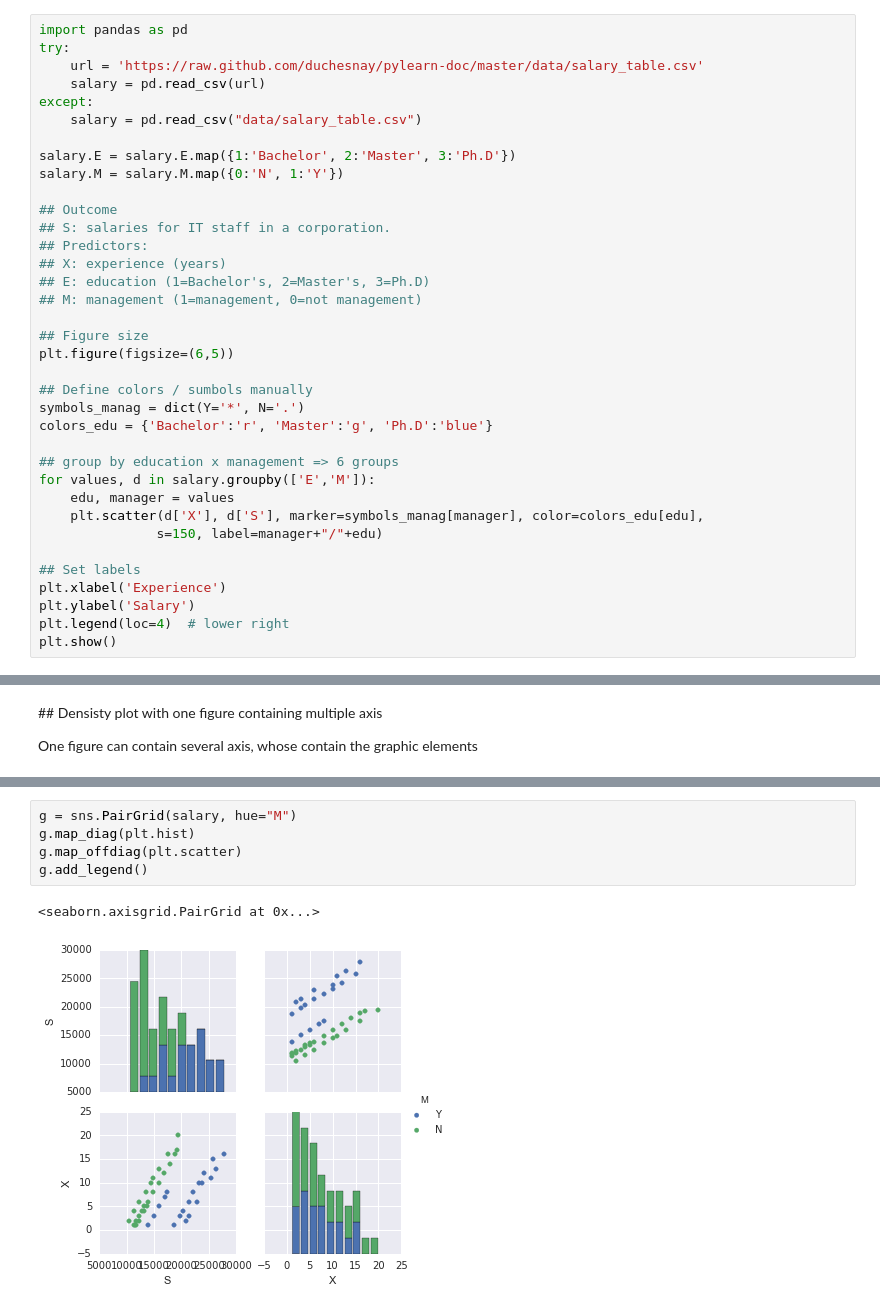
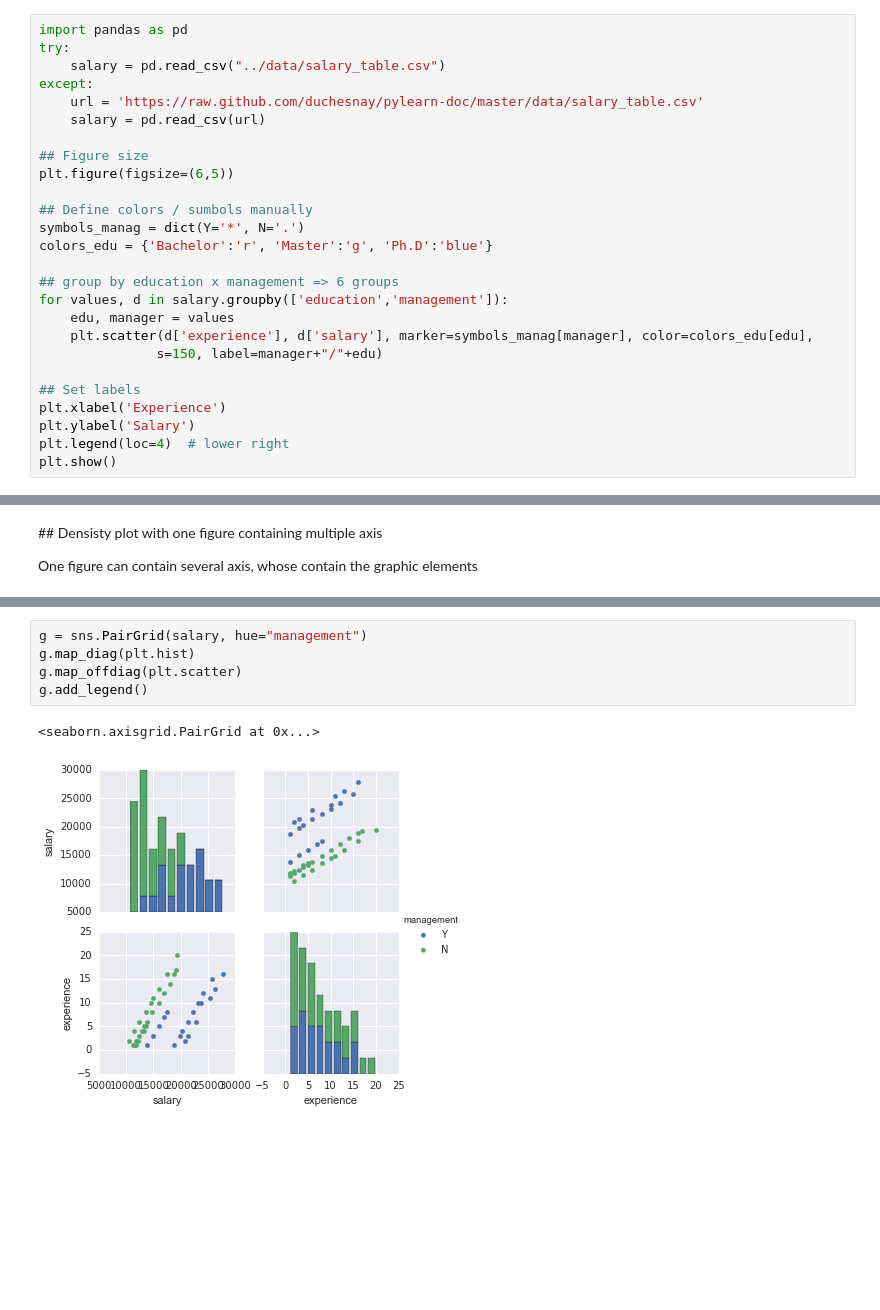
Before and after one commit to anhnguyendepocen/pylearn-doc, a Jupyter notebook: notebooks/tools_matplotlib.ipynb, the cells around one changed output, grey strips where cells are left out. Cells and saved outputs as stored; diff of their text form; blank space fills up the shorter version.

```diff
--- a/notebooks/tools_matplotlib.ipynb
+++ b/notebooks/tools_matplotlib.ipynb
@@ -50,20 +50,10 @@ plt.show()
 # %%
 import pandas as pd
 try:
+    salary = pd.read_csv("../data/salary_table.csv")
+except:
     url = 'https://raw.github.com/duchesnay/pylearn-doc/master/data/salary_table.csv'
     salary = pd.read_csv(url)
-except:
-    salary = pd.read_csv("data/salary_table.csv")
-
-salary.E = salary.E.map({1:'Bachelor', 2:'Master', 3:'Ph.D'})
-salary.M = salary.M.map({0:'N', 1:'Y'})
-
-## Outcome
-## S: salaries for IT staff in a corporation.
-## Predictors:
-## X: experience (years)
-## E: education (1=Bachelor's, 2=Master's, 3=Ph.D)
-## M: management (1=management, 0=not management)
 
 ## Figure size
 plt.figure(figsize=(6,5))
@@ -73,9 +63,9 @@ symbols_manag = dict(Y='*', N='.')
 colors_edu = {'Bachelor':'r', 'Master':'g', 'Ph.D':'blue'}
 
 ## group by education x management => 6 groups
-for values, d in salary.groupby(['E','M']):
+for values, d in salary.groupby(['education','management']):
     edu, manager = values
-    plt.scatter(d['X'], d['S'], marker=symbols_manag[manager], color=colors_edu[edu],
+    plt.scatter(d['experience'], d['salary'], marker=symbols_manag[manager], color=colors_edu[edu],
                s=150, label=manager+"/"+edu)
 
 ## Set labels
@@ -150,8 +140,8 @@ plt.legend()
 # %%
-g = sns.PairGrid(salary, hue="M")
+g = sns.PairGrid(salary, hue="management")
 g.map_diag(plt.hist)
 g.map_offdiag(plt.scatter)
 g.add_legend()
 # %% [output]
 <seaborn.axisgrid.PairGrid at 0x...>
-[figure, old version]
+[figure, new version]
```
Also changed, not shown: parts of 8 cells of this notebook, 5 other files.
